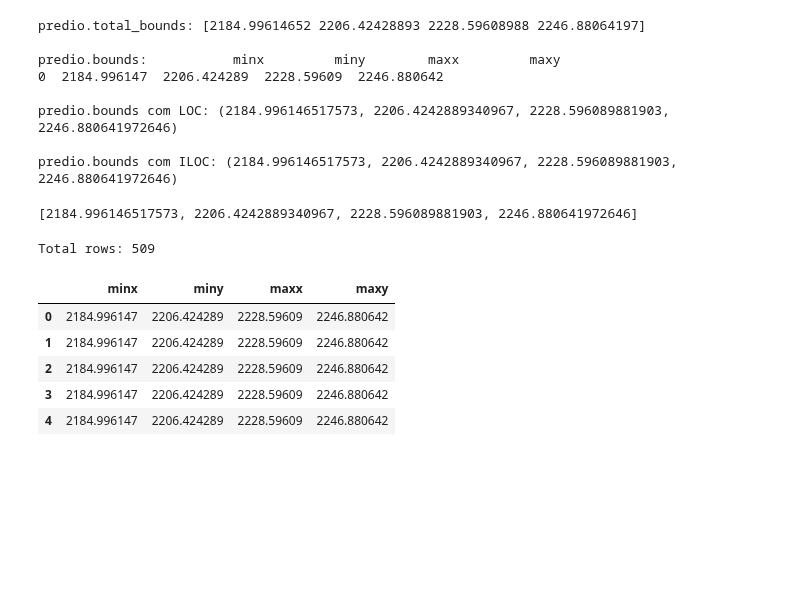
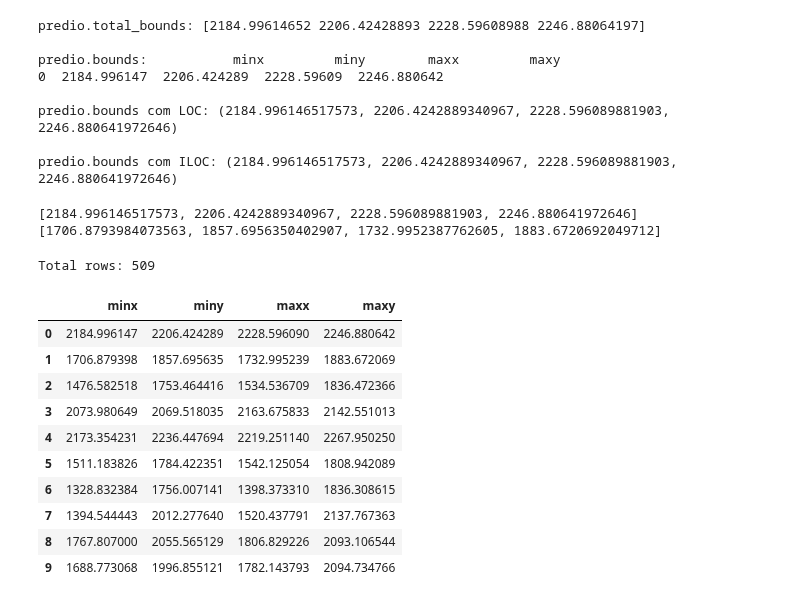
Before and after one commit to wasp-lahis/ns3-bmap, a Jupyter notebook: Unicamp-Buildings-to-NS3.ipynb, the cells around one changed output. Cells and saved outputs as stored; diff of their text form; code cells hidden in the pictures; blank space fills up the shorter version.

```diff
--- a/Unicamp-Buildings-to-NS3.ipynb
+++ b/Unicamp-Buildings-to-NS3.ipynb
@@ -388,12 +388,14 @@ predio.bounds com ILOC: (2184.996146517573, 2206.4242889340967, 2228.59608988190
 # get buildings_bounds
 buildings_bounds = []
 for i in range(len(mapa_normalizado.geometry)):
-    bounds = mapa_normalizado.loc[0]['geometry'].bounds
+    bounds = mapa_normalizado.loc[i]['geometry'].bounds
     buildings_bounds.append(list(bounds))
 
 print(buildings_bounds[0])
+print(buildings_bounds[1])
 # %% [output]
 [2184.996146517573, 2206.4242889340967, 2228.596089881903, 2246.880641972646]
+[1706.8793984073563, 1857.6956350402907, 1732.9952387762605, 1883.6720692049712]
 # %%
 # GENERATE BUILDINGS CSV FILE
 
@@ -422,14 +424,19 @@ add_csv_rows(buildings_bounds, colunms_names, output_filename)
 # %%
 
 building_bd_df = pd.read_csv("building_bounds.csv")
 
 print("Total rows:", len(building_bd_df))
-building_bd_df.head(5)
+building_bd_df.head(10)
 # %% [output]
 Total rows: 509
 |  | minx | miny | maxx | maxy |
-| 0 | 2184.996147 | 2206.424289 | 2228.59609 | 2246.880642 |
-| 1 | 2184.996147 | 2206.424289 | 2228.59609 | 2246.880642 |
-| 2 | 2184.996147 | 2206.424289 | 2228.59609 | 2246.880642 |
-| 3 | 2184.996147 | 2206.424289 | 2228.59609 | 2246.880642 |
-| 4 | 2184.996147 | 2206.424289 | 2228.59609 | 2246.880642 |
+| 0 | 2184.996147 | 2206.424289 | 2228.596090 | 2246.880642 |
+| 1 | 1706.879398 | 1857.695635 | 1732.995239 | 1883.672069 |
+| 2 | 1476.582518 | 1753.464416 | 1534.536709 | 1836.472366 |
+| 3 | 2073.980649 | 2069.518035 | 2163.675833 | 2142.551013 |
+| 4 | 2173.354231 | 2236.447694 | 2219.251140 | 2267.950250 |
+| 5 | 1511.183826 | 1784.422351 | 1542.125054 | 1808.942089 |
+| 6 | 1328.832384 | 1756.007141 | 1398.373310 | 1836.308615 |
+| 7 | 1394.544443 | 2012.277640 | 1520.437791 | 2137.767363 |
+| 8 | 1767.807000 | 2055.565129 | 1806.829226 | 2093.106544 |
+| 9 | 1688.773068 | 1996.855121 | 1782.143793 | 2094.734766 |
```
Also changed, not shown: parts of 1 cell of this notebook, 2 other files.
